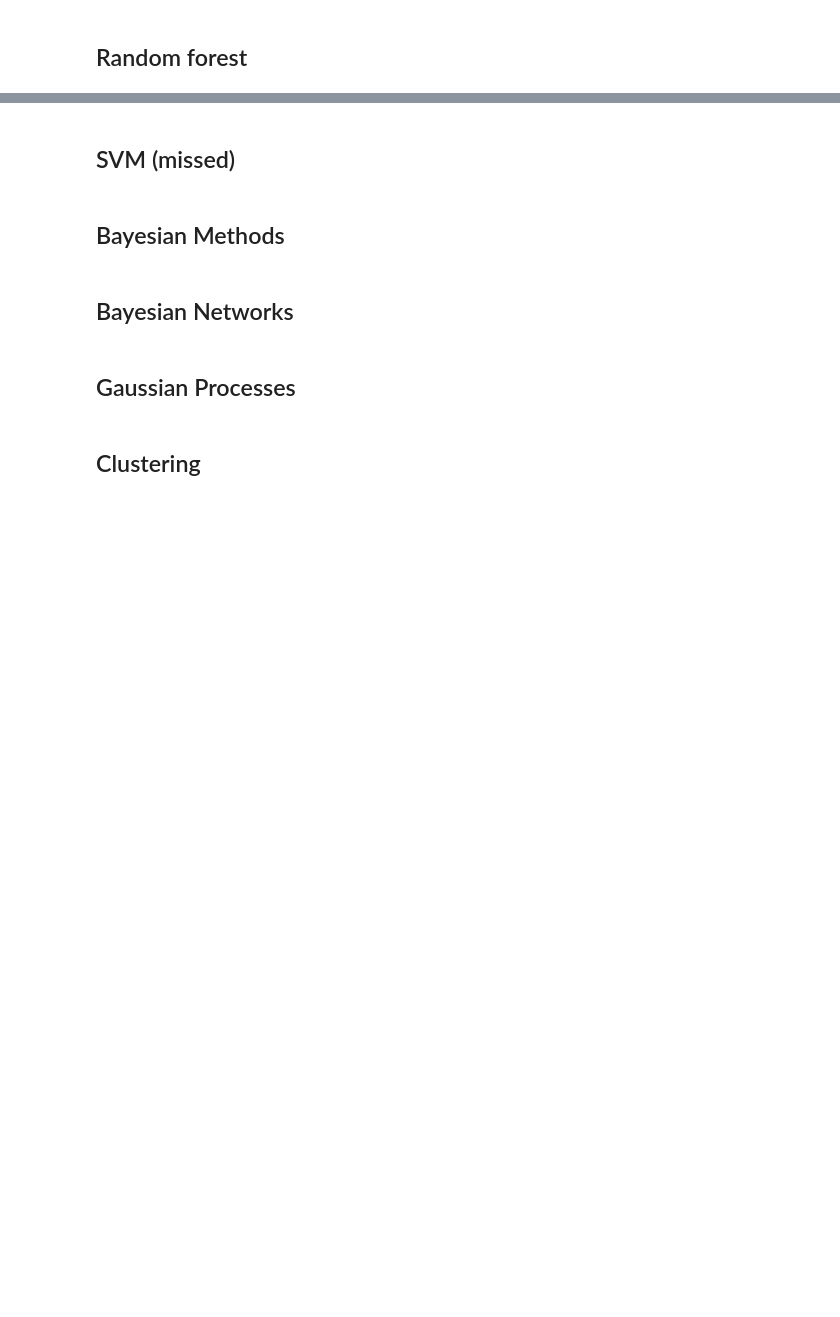
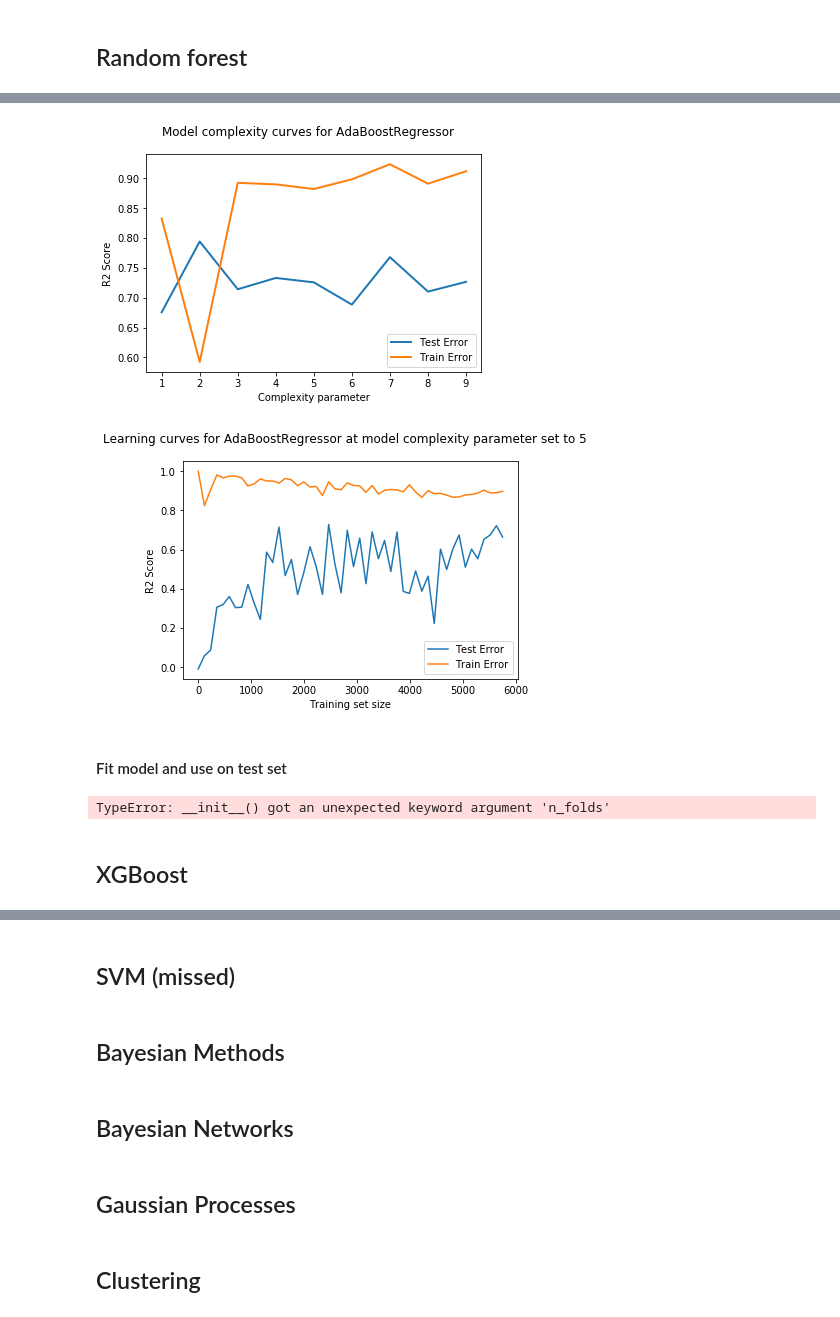
Before and after one commit to JunjieTsai/MLC2019_Project, a Jupyter notebook: 0507 Preprocessing4 & Modeling.ipynb, the cells around one changed output, grey strips where cells are left out. Saved outputs shown, nothing was run; the diff lists cells and outputs as text; code cells hidden in the pictures; blank space fills up the shorter version.

```diff
--- a/0507 Preprocessing4 & Modeling.ipynb
+++ b/0507 Preprocessing4 & Modeling.ipynb
@@ -1223,0 +1777,9 @@ array([ 3.44396607e-02, -1.06600086e-03,  6.24295569e-02, -0.00000000e+00,
+# %%
+estimatorType = 'AdaBoostRegressor'
+modelComplexity(estimatorType,10,X_train,Y_train,X_test,Y_test)    # generate model complexity curves
+learningCurves(estimatorType,5,X_train,Y_train,X_test,Y_test)      # generate learning curves
+# %% [output]
+[figure, added]
+[figure, added]
+# %% [markdown]
+#### Fit model and use on test set
@@ -1223,0 +1788,6 @@ array([ 3.44396607e-02, -1.06600086e-03,  6.24295569e-02, -0.00000000e+00,
+# %%
+regressor = fitModel(estimatorType,X_train,Y_train)         # fit the best estimator
+# Y_pred = regressor.predict(Y_test)   # predict the test sample
+regressor.score(X_test, Y_test)
+# %% [output]
+TypeError: __init__() got an unexpected keyword argument 'n_folds'
@@ -1223,0 +1796,2 @@ array([ 3.44396607e-02, -1.06600086e-03,  6.24295569e-02, -0.00000000e+00,
+# %% [markdown]
+## XGBoost
```
Also changed, not shown: parts of 74 cells of this notebook.
